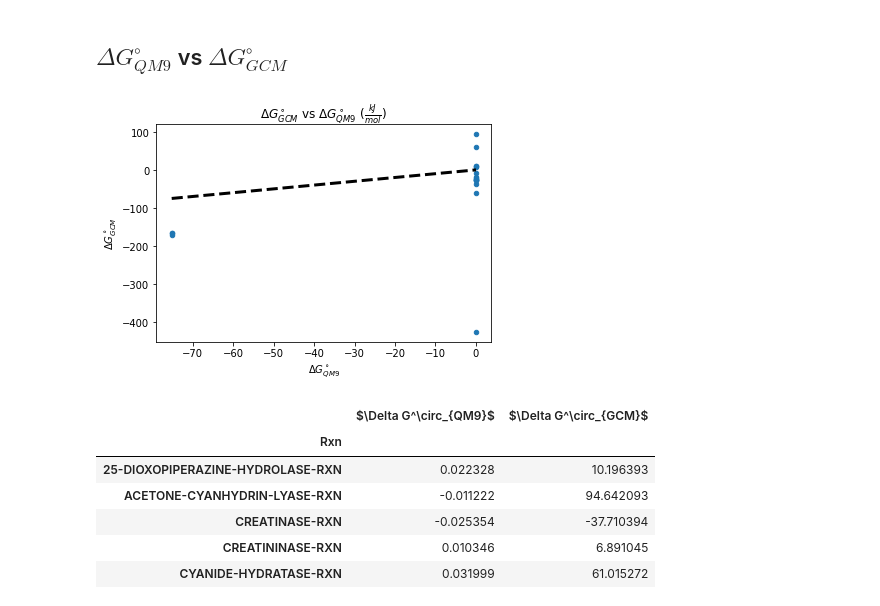
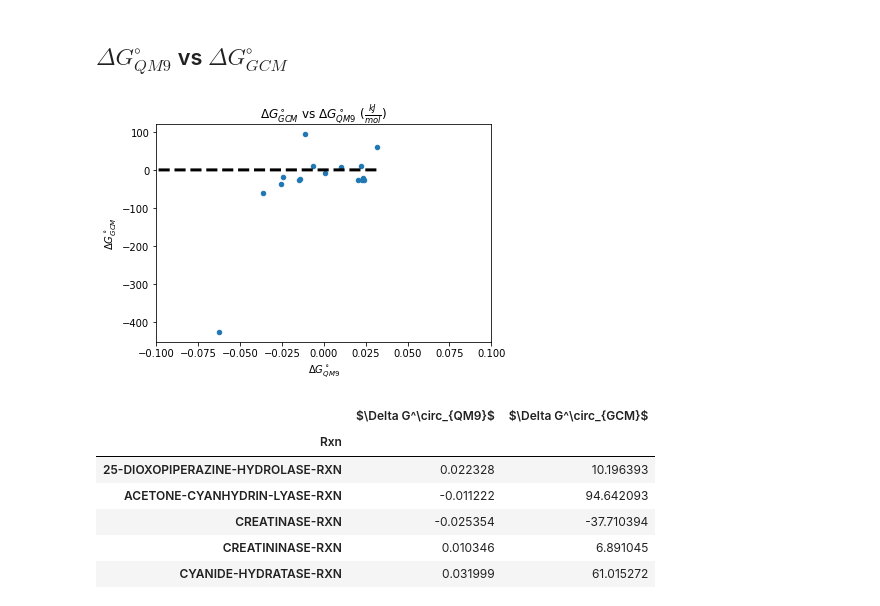
Before and after one commit to PNNL-CompBio/graph-neural-networks, a Jupyter notebook: ChemGraphNN.ipynb, the cells around one changed output. Cells and saved outputs as stored; diff of their text form; code cells hidden in the pictures.

Commit message:
GCM vs QM9 delta G_rxn looks buggy

```diff
--- a/ChemGraphNN.ipynb
+++ b/ChemGraphNN.ipynb
@@ -180,9 +180,18 @@ dict(metacyc_files)
  'URETHAN': 'dsgdb9nsd_000266.xyz',
  'WATER': 'dsgdb9nsd_000003.xyz'}
 # %%
-qm9_metacyc_graphs = utils.Qm9(root,sorted(qm9_metacyc_dict.keys()),edge_transform=datasets.qm9_edges, e_representation=args.edge_rep )
-qm9_metacyc_vals = utils.datasets.get_values(qm9_metacyc_graphs, 0, len(qm9_metacyc_graphs), ['target_mean','target_std'])
+qm9_metacyc_graphs = utils.Qm9(root,
+                               sorted(qm9_metacyc_dict.keys()),
+                               edge_transform=datasets.qm9_edges,
+                               e_representation=args.edge_rep )
+qm9_metacyc_vals = utils.datasets.get_values(qm9_metacyc_graphs,
+                                             0,
+                                             len(qm9_metacyc_graphs),
+                                             ['target_mean','target_std'])
 qm9_metacyc_param = np.array([file_res['params'] for file_res in qm9_metacyc_vals])
-qm9_metacyc_dG = pd.Series(qm9_metacyc_param[:,-2], index=[qm9_metacyc_dict[f] for f in sorted(qm9_metacyc_dict)])
+qm9_metacyc_dG = pd.Series(qm9_metacyc_param[:,-2],
+                           index=[qm9_metacyc_dict[f]
+                                  for f in sorted(qm9_metacyc_dict)])
 qm9_metacyc_dG.to_csv('QM9_DFT_deltaG0f.tab',index=True, sep='\t')
+qm9_metacyc_dG
 # %% [output]
@@ -263,5 +266,5 @@ set()
 # %%
-deltaG = S.T.dot(qm9_metacyc_dG_avg[0][metabs]).to_frame('$\Delta G^\circ_{QM9}$')
+deltaG = S.T.dot(qm9_metacyc_dG_min[0][metabs]).to_frame('$\Delta G^\circ_{QM9}$')
 deltaG
 # %% [output]
 |  | $\Delta G^\circ_{QM9}$ |
@@ -287,18 +290,19 @@ deltaG
 # %%
 %matplotlib inline
 import matplotlib.pyplot as plt
 friendly_rxns = pd.read_table('Dataset/friendly-metacyc-rxns.tab',index_col='FrameId')
 deltaG['$\Delta G^\circ_{GCM}$'] = friendly_rxns.loc[rxns,'dG']*4.184
-deltaG.plot(y='$\Delta G^\circ_{GCM}$',x='$\Delta G^\circ_{QM9}$',kind='scatter',title=r'$\Delta G^\circ_{GCM}$ vs $\Delta G^\circ_{QM9}$ ($\frac{kJ}{mol}$)')
+deltaG.plot(y='$\Delta G^\circ_{GCM}$',x='$\Delta G^\circ_{QM9}$',kind='scatter',title=r'$\Delta G^\circ_{GCM}$ vs $\Delta G^\circ_{QM9}$ ($\frac{kJ}{mol}$)',xlim=[-0.1,0.1])
+
 identity_line = np.linspace(max(deltaG['$\Delta G^\circ_{GCM}$'].min(),
                                 deltaG['$\Delta G^\circ_{QM9}$'].min()),
                             min(deltaG['$\Delta G^\circ_{GCM}$'].max(),
                                 deltaG['$\Delta G^\circ_{QM9}$'].max()))
 plt.plot(identity_line, identity_line, color="black", linestyle="dashed", linewidth=3.0)
 
 plt.savefig('Dataset/GCM_vs_QM9.png')
 # %% [output]
-[figure, old version]
+[figure, new version]
 # %%
 deltaG
 # %% [output]
```
Also changed, not shown: parts of 3 cells of this notebook, 1 other file.
